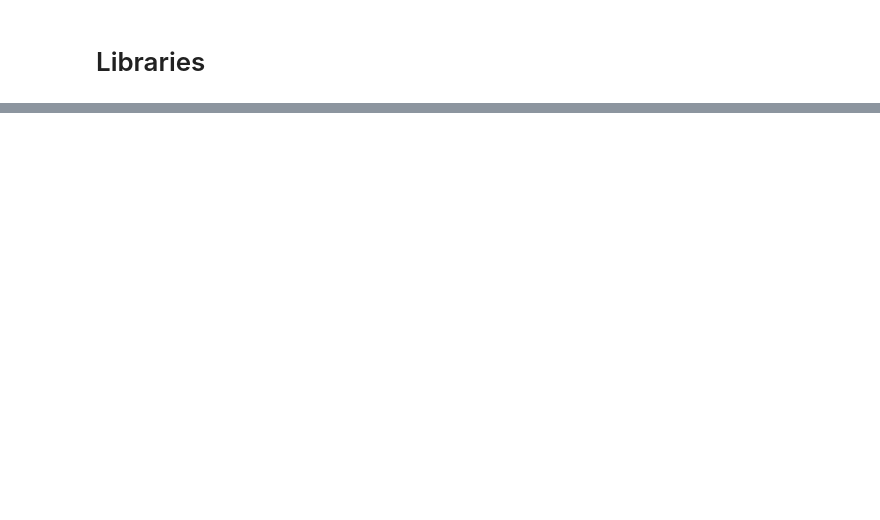
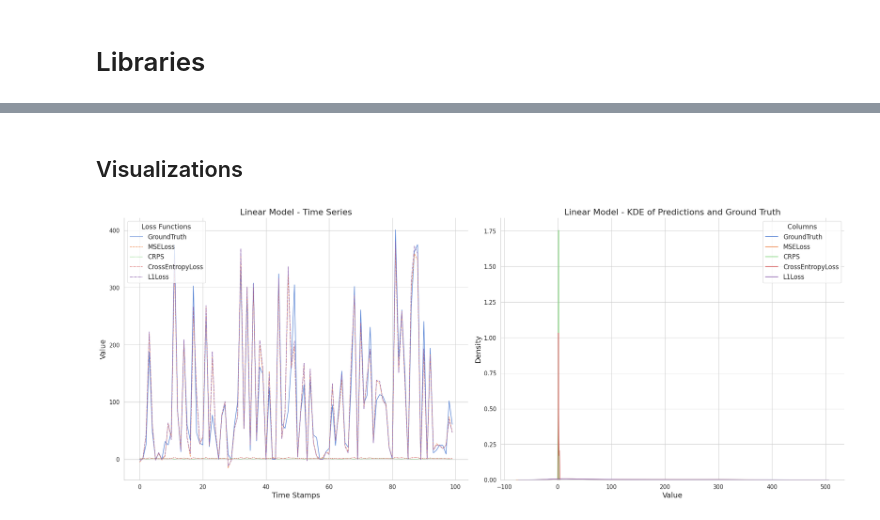
Before and after one commit to janbesler/Masterarbeit, a Jupyter notebook: src/3_Visualizations.ipynb, the cells around one changed output, grey strips where cells are left out. Drawn from its saved outputs; the diff is of its cells as text; code cells hidden in the pictures; blank space fills up the shorter version.

```diff
--- a/src/3_Visualizations.ipynb
+++ b/src/3_Visualizations.ipynb
@@ -51,0 +200,77 @@ for file in files:
+# %% [markdown]
+## Visualizations
+# %%
+import pandas as pd
+import seaborn as sns
+import matplotlib.pyplot as plt
+
+def eval_df_with_kde(model, data_frames):
+    """
+    Aggregate predictions by model and loss function for 'eval' keys from the data frames,
+    and plot both time series and KDE plots of predictions and ground truth.
+
+    Parameters:
+    - model: String value of the Model to test.
+    - data_frames: Dictionary mapping keys to pandas DataFrames.
+
+    Returns:
+    - A matplotlib figure with time series and KDE plots.
+    """
+    # Initialize placeholders
+    ground_truths = []
+    predictions = {}
+
+    # Loop over each key to process 'eval' data frames
+    for key in data_frames.keys():
+        if 'eval' in key and key[1] == model:
+            _, _, _, loss_function = key  # Updated to remove the second assignment of 'model'
+            df = data_frames[key]
+
+            # Extend the ground truths if this is a larger set
+            if len(df) > len(ground_truths):
+                ground_truths = df['GroundTruth'].tolist()
+
+            # Store predictions keyed by loss function
+            predictions[loss_function] = df['Predictions'].tolist()
+
+    # Determine the maximum length needed for any column
+    max_length = max(len(ground_truths), max(len(pred) for pred in predictions.values()))
+
+    # Pad all prediction lists to the max length with NaN
+    for loss_function in predictions:
+        current_length = len(predictions[loss_function])
+        if current_length < max_length:
+            predictions[loss_function].extend([np.nan] * (max_length - current_length))
+
+    # Assemble the final DataFrame
+    aggregated_data = {'GroundTruth': ground_truths[:max_length]}
+    aggregated_data.update(predictions)
+    aggregated_df = pd.DataFrame(aggregated_data)
+
+    # Plotting
+    fig, ax = plt.subplots(1, 2, figsize=(20, 8))
+
+    # Line plot
+    sns.lineplot(ax=ax[0], data=aggregated_df[:100], linewidth=1)
+    ax[0].set_title(f'{model} Model - Time Series', fontsize=16)
+    ax[0].set_xlabel('Time Stamps', fontsize=14)
+    ax[0].set_ylabel('Value', fontsize=14)
+    ax[0].legend(title='Loss Functions', title_fontsize='13', fontsize='12')
+    sns.despine(ax=ax[0])  # remove spines on right and top side
+
+    # KDE plot
+    for column in aggregated_df.columns:
+        sns.kdeplot(ax=ax[1], data=aggregated_df[column], label=column)
+    ax[1].set_title(f'{model} Model - KDE of Predictions and Ground Truth', fontsize=16)
+    ax[1].set_xlabel('Value', fontsize=14)
+    ax[1].set_ylabel('Density', fontsize=14)
+    ax[1].legend(title='Columns', title_fontsize='13', fontsize='12')
+    sns.despine(ax=ax[1])  # remove spines on right and top side
+
+    plt.tight_layout()  # prevent overlapping
+    plt.savefig(f'../graphs/results/{model}_model_analysis.png', dpi=600)
+    plt.show()
+
+eval_df_with_kde('Linear', linear_dfs)
+# %% [output]
+[figure, added]
```
Also changed, not shown: parts of 18 cells of this notebook, 9 other files.
